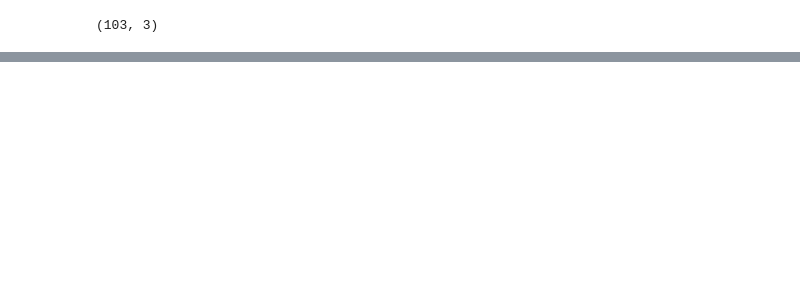
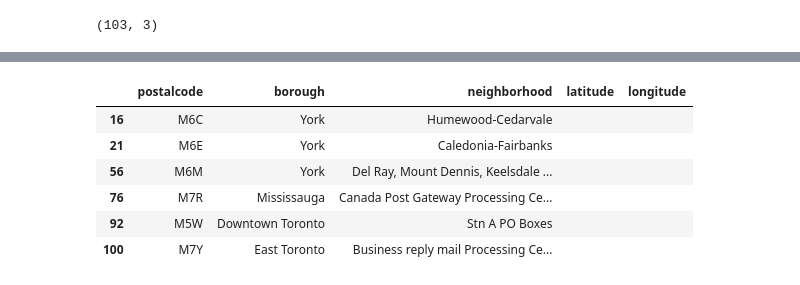
Before and after one commit to oborges/Coursera_Capstone, a Jupyter notebook: Capstone Notebook.ipynb, the cells around one changed output, grey strips where cells are left out. Saved outputs shown, nothing was run; the diff lists cells and outputs as text; code cells hidden in the pictures; blank space fills up the shorter version.

```diff
--- a/Capstone Notebook.ipynb
+++ b/Capstone Notebook.ipynb
@@ -119,0 +165,13 @@ df_toronto.shape
+# %%
+#Some results seems to be blank. Let's check them
+filter_blank = df_canada["latitude"] == ""
+df_blank = df_canada[filter_blank]
+df_blank
+# %% [output]
+|  | postalcode | borough | neighborhood | latitude | longitude |
+| 16 | M6C | York | Humewood-Cedarvale |  |  |
+| 21 | M6E | York | Caledonia-Fairbanks |  |  |
+| 56 | M6M | York | Del Ray, Mount Dennis, Keelsdale ... |  |  |
+| 76 | M7R | Mississauga | Canada Post Gateway Processing Ce... |  |  |
+| 92 | M5W | Downtown Toronto | Stn A PO Boxes |  |  |
+| 100 | M7Y | East Toronto | Business reply mail Processing Ce... |  |  |
```
Also changed, not shown: parts of 11 cells of this notebook.
